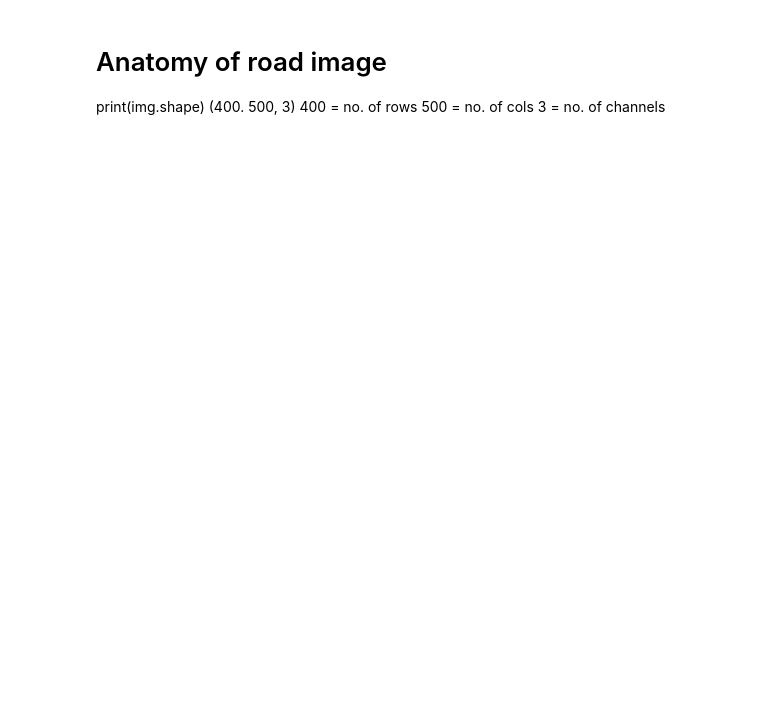
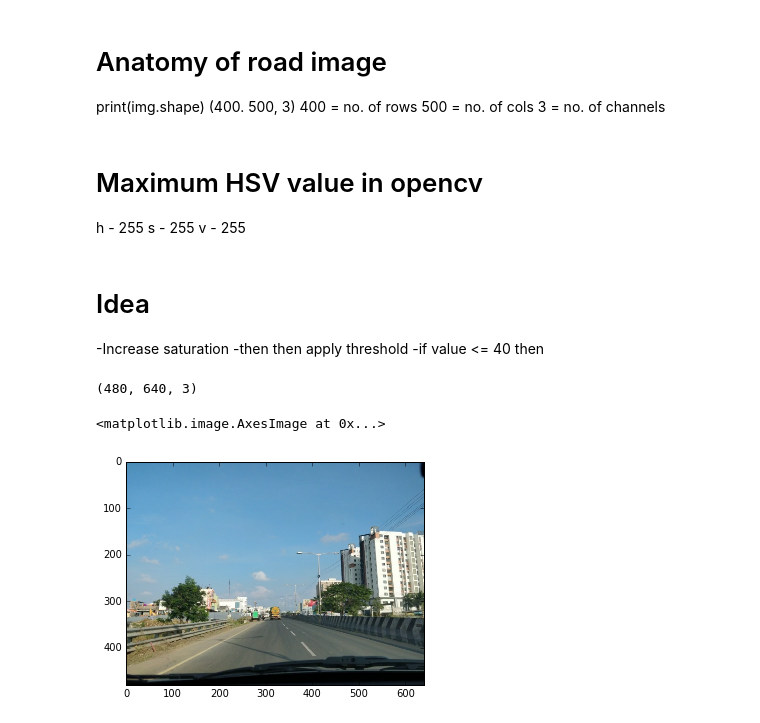
Before and after one commit to eelectron/LaneDetection, a Jupyter notebook: AnatomyRoadimage.ipynb, the cells around one changed output. Saved outputs shown, nothing was run; the diff lists cells and outputs as text; code cells hidden in the pictures; blank space fills up the shorter version.

```diff
--- a/AnatomyRoadimage.ipynb
+++ b/AnatomyRoadimage.ipynb
@@ -6,5 +6,15 @@ print(img.shape)
  400 = no. of rows
  500 = no. of cols
  3 = no. of channels
+# %% [markdown]
+# Maximum HSV value in opencv
+h - 255
+s - 255
+v - 255
+# %% [markdown]
+# Idea
+-Increase saturation
+-then then apply threshold
+-if value <= 40 then
 # %%
 import cv2
@@ -12 +24,13 @@ from matplotlib import pyplot as plt
+# %%
+bgrImg = cv2.imread('./dataset/ld1.jpg')
+print(bgrImg.shape)
+b,g,r = cv2.split(bgrImg)
+rgbImg = cv2.merge([r,g,b])
+
+#original image
+plt.imshow(rgbImg)
+# %% [output]
+(480, 640, 3)
+<matplotlib.image.AxesImage at 0x...>
+[figure, added]
 # %%
```
Also changed, not shown: parts of 5 cells of this notebook, 1 other file.
